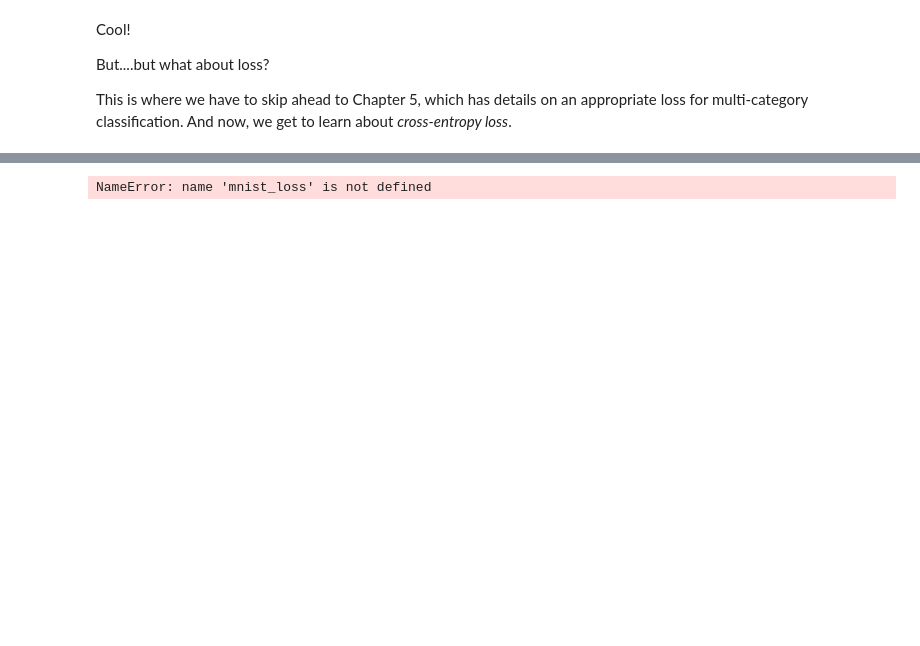
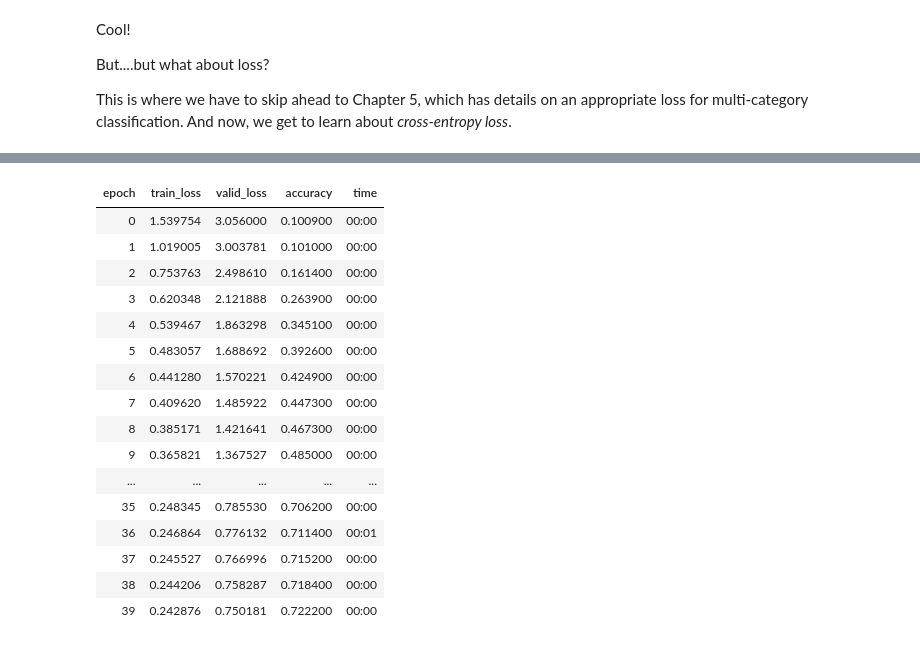
Before and after one commit to chuckmaini/pytorch_notebook_experimentation, a Jupyter notebook: notebooks/Chapter_4-Exercise_2.ipynb, the cells around one changed output, grey strips where cells are left out. Drawn from its saved outputs; the diff is of its cells as text; code cells hidden in the pictures; blank space fills up the shorter version.

```diff
--- a/notebooks/Chapter_4-Exercise_2.ipynb
+++ b/notebooks/Chapter_4-Exercise_2.ipynb
@@ -425,8 +425,8 @@ And now l2 accuracy:
 for i in range(10):
     row_to_validate = valid_ndata[i]['tensor_stack'].unsqueeze(1)
     predictions = mnist_l2_dist(row_to_validate, all_average_imgs).min(-1)[1]
-    accuracy = (predictions == i).float().mean()
-    print("{}: Accuracy {}%".format(i, accuracy * 100))
+    my_accuracy = (predictions == i).float().mean()
+    print("{}: Accuracy {}%".format(i, my_accuracy * 100))
 # %% [output]
 0: Accuracy 0.20408162474632263%
 1: Accuracy 95.68281555175781%
@@ -666,4 +660,22 @@ This is where we have to skip ahead to Chapter 5, which has details on an approp
 # %%
-learn = Learner(dls, simple_net, opt_func=SGD, loss_func=mnist_loss, metrics=batch_accuracy)
+learn = Learner(dls, simple_net, opt_func=SGD, loss_func=F.cross_entropy, metrics=accuracy)
-# %% [output]
-NameError: name 'mnist_loss' is not defined
+# %%
+learn.fit(40, 0.01)
+# %% [output]
+| epoch | train_loss | valid_loss | accuracy | time |
+| 0 | 1.539754 | 3.056000 | 0.100900 | 00:00 |
+| 1 | 1.019005 | 3.003781 | 0.101000 | 00:00 |
+| 2 | 0.753763 | 2.498610 | 0.161400 | 00:00 |
+| 3 | 0.620348 | 2.121888 | 0.263900 | 00:00 |
+| 4 | 0.539467 | 1.863298 | 0.345100 | 00:00 |
+| 5 | 0.483057 | 1.688692 | 0.392600 | 00:00 |
+| 6 | 0.441280 | 1.570221 | 0.424900 | 00:00 |
+| 7 | 0.409620 | 1.485922 | 0.447300 | 00:00 |
+| 8 | 0.385171 | 1.421641 | 0.467300 | 00:00 |
+| 9 | 0.365821 | 1.367527 | 0.485000 | 00:00 |
+| ... | ... | ... | ... | ... |
+| 35 | 0.248345 | 0.785530 | 0.706200 | 00:00 |
+| 36 | 0.246864 | 0.776132 | 0.711400 | 00:01 |
+| 37 | 0.245527 | 0.766996 | 0.715200 | 00:00 |
+| 38 | 0.244206 | 0.758287 | 0.718400 | 00:00 |
+| 39 | 0.242876 | 0.750181 | 0.722200 | 00:00 |
```
Also changed, not shown: parts of 15 cells of this notebook.
